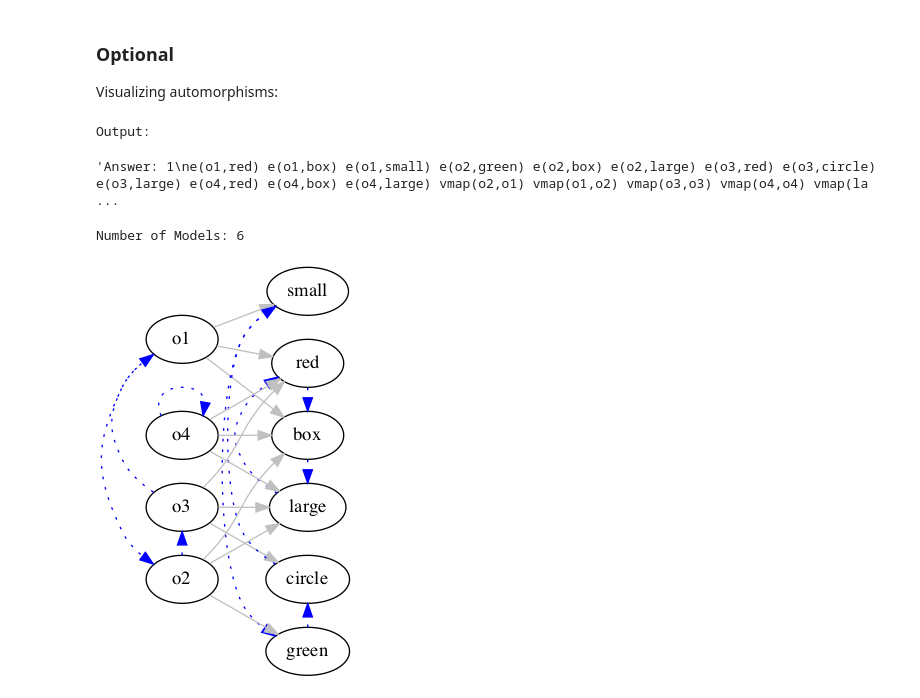
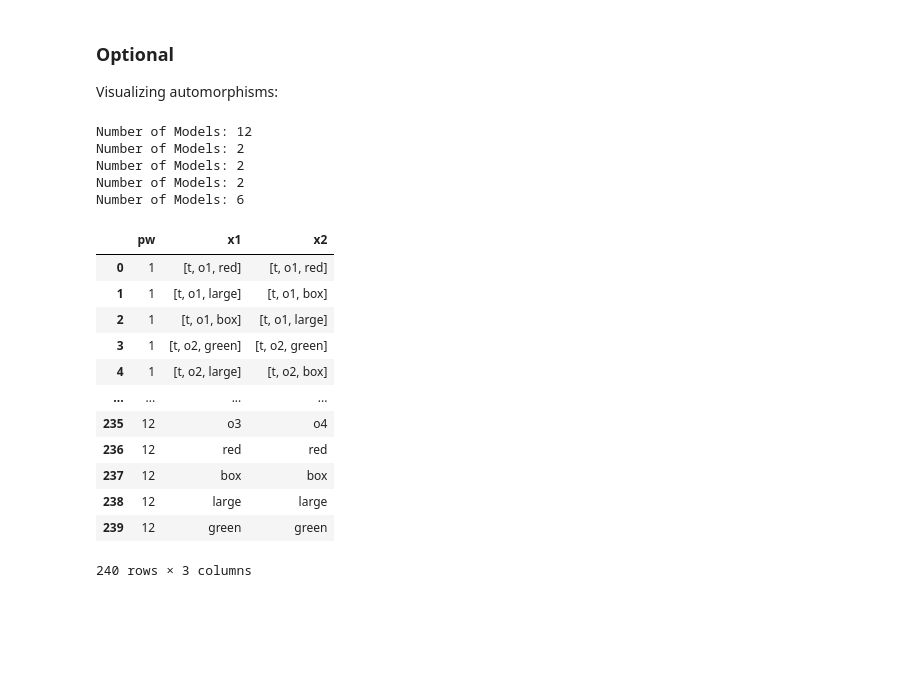
Before and after one commit to idaks/WODB, a Jupyter notebook: automorphisms/Automorphism Exps.ipynb, the cells around one changed output. Drawn from its saved outputs; the diff is of its cells as text; code cells hidden in the pictures; blank space fills up the shorter version.

```diff
--- a/automorphisms/Automorphism Exps.ipynb
+++ b/automorphisms/Automorphism Exps.ipynb
@@ -87,30 +47,29 @@ Output:
 # %% [markdown]
 ### Optional
 Visualizing automorphisms:
-# %%
-%%clingo -l "property-ID-P-V/ex5.lp4" automorphism_enc --donot-display_input -exp ex1
-
-e(X,Y) :- prop(X,_,Y).
-
-p2(X,Y,ID,VALUE) :- e(X,Y), vmap(X,ID), vmap(Y,VALUE).
-
-% #show p2/4.
-#show e/2.
-
-%graphviz graph graph_type=directed rankdir=LR
-%graphviz edge e(HEAD, TAIL) color=gray
-%graphviz edge vmap(HEAD,TAIL) color=blue  style=dotted constraint=false
-# %% [output]
-Output:
-'Answer: 1\ne(o1,red) e(o1,box) e(o1,small) e(o2,green) e(o2,box) e(o2,large) e(o3,red) e(o3,circle) e(o3,large) e(o4,red) e(o4,box) e(o4,large) vmap(o2,o1) vmap(o1,o2) vmap(o3,o3) vmap(o4,o4) vmap(la ...
-# %%
-ex1['pw_rel_dfs'], ex1['rel_schemas'], ex1['pw_objs'] = load_worlds(ex1['asp_soln'], ex1['meta_data'])
-# %% [output]
-Number of Models: 6
-# %%
-pw_id = 4
-
-draw(PWEVisualization.graphviz_from_meta_data(pw_slicer(ex1['pw_rel_dfs'], None, [pw_id])[0],
-                                              ex1['meta_data']['graphviz']))
-# %% [output]
-[figure, removed]
+# %%
+exps = [ex1, ex2, ex3, ex4, ex5]
+for ex in exps:
+    ex['pw_rel_dfs'], ex['rel_schemas'], ex['pw_objs'] = load_worlds(ex['asp_soln'], ex['meta_data'], internal_facts_as_string=False)
+# %% [output]
+Number of Models: 12
+Number of Models: 2
+Number of Models: 2
+Number of Models: 2
+Number of Models: 6
+# %%
+ex1['pw_rel_dfs']['m_2']
+# %% [output]
+|  | pw | x1 | x2 |
+| 0 | 1 | [t, o1, red] | [t, o1, red] |
+| 1 | 1 | [t, o1, large] | [t, o1, box] |
+| 2 | 1 | [t, o1, box] | [t, o1, large] |
+| 3 | 1 | [t, o2, green] | [t, o2, green] |
+| 4 | 1 | [t, o2, large] | [t, o2, box] |
+| ... | ... | ... | ... |
+| 235 | 12 | o3 | o4 |
+| 236 | 12 | red | red |
+| 237 | 12 | box | box |
+| 238 | 12 | large | large |
+| 239 | 12 | green | green |
+240 rows × 3 columns
```
Also changed, not shown: parts of 14 cells of this notebook, 1 other file.
